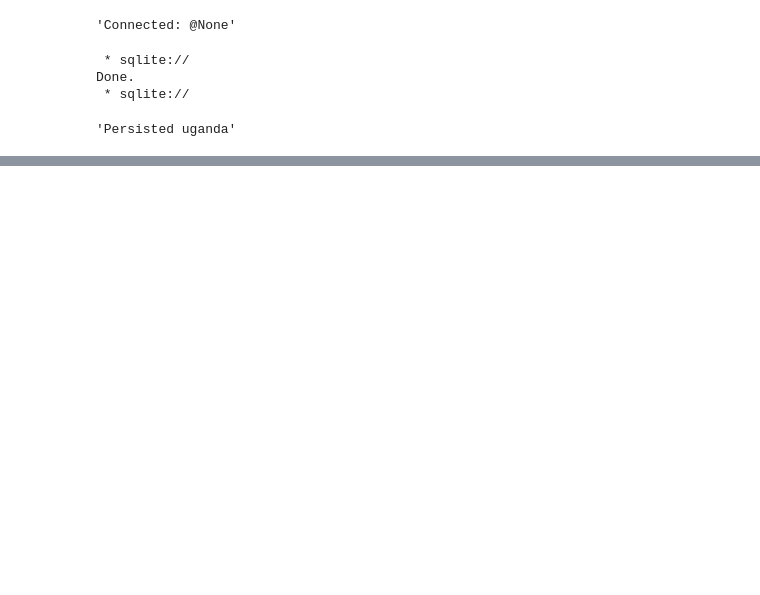
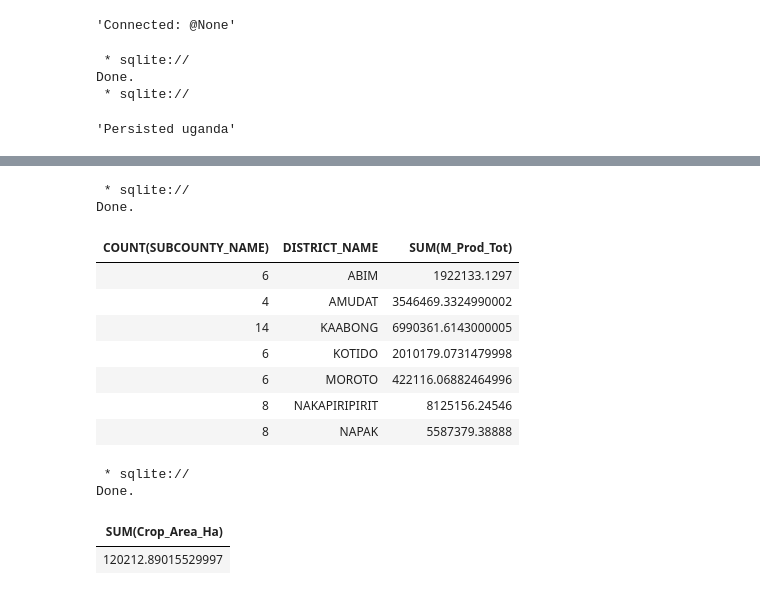
Before and after one commit to gaitang/data_science, a Jupyter notebook: Moringa_Data_Science_Prep_W1_Independent_Project_2019_06_Marvin_Mwenda_SQL_Notebook.ipynb, the cells around one changed output, grey strips where cells are left out. Cells and saved outputs as stored; diff of their text form; code cells hidden in the pictures; blank space fills up the shorter version.

```diff
--- a/Moringa_Data_Science_Prep_W1_Independent_Project_2019_06_Marvin_Mwenda_SQL_Notebook.ipynb
+++ b/Moringa_Data_Science_Prep_W1_Independent_Project_2019_06_Marvin_Mwenda_SQL_Notebook.ipynb
@@ -35,0 +124,26 @@ Done.
+# %%
+#5. Compute the number of Sub Counties where Maize is produced and the total Maize production per District.
+ %%sql
+SELECT COUNT(SUBCOUNTY_NAME), DISTRICT_NAME, SUM(M_Prod_Tot) FROM Uganda
+GROUP BY DISTRICT_NAME;
+# %% [output]
+ * sqlite://
+Done.
+| COUNT(SUBCOUNTY_NAME) | DISTRICT_NAME | SUM(M_Prod_Tot) |
+| 6 | ABIM | 1922133.1297 |
+| 4 | AMUDAT | 3546469.3324990002 |
+| 14 | KAABONG | 6990361.6143000005 |
+| 6 | KOTIDO | 2010179.0731479998 |
+| 6 | MOROTO | 422116.06882464996 |
+| 8 | NAKAPIRIPIRIT | 8125156.24546 |
+| 8 | NAPAK | 5587379.38888 |
+# %%
+#6. Compute the overall Crop area in all Sub counties where population is over 20000.
+%%sql
+SELECT SUM(Crop_Area_Ha) FROM Uganda
+WHERE POP > 20000;
+# %% [output]
+ * sqlite://
+Done.
+| SUM(Crop_Area_Ha) |
+| 120212.89015529997 |
```
Also changed, not shown: parts of 6 cells of this notebook.
